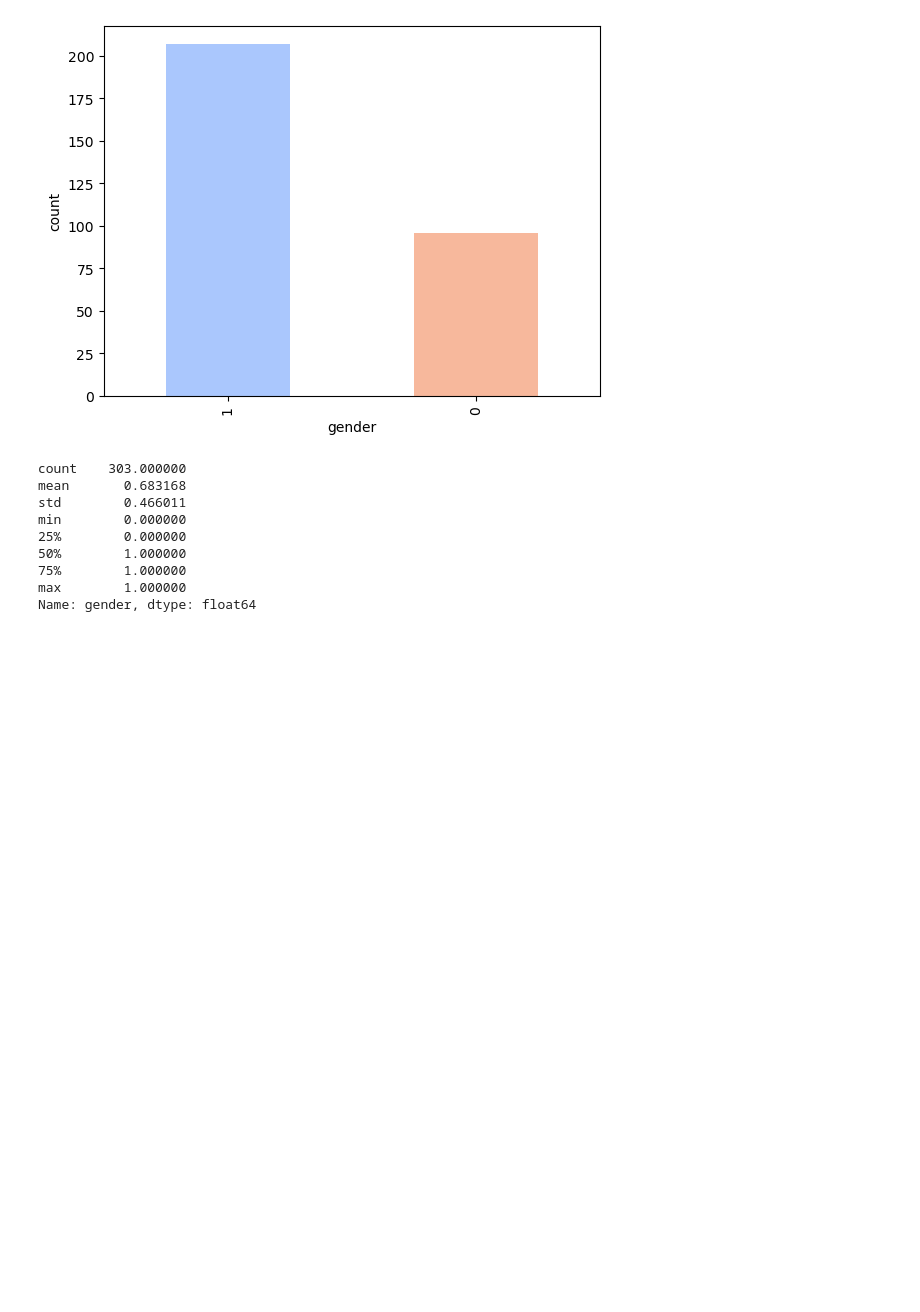
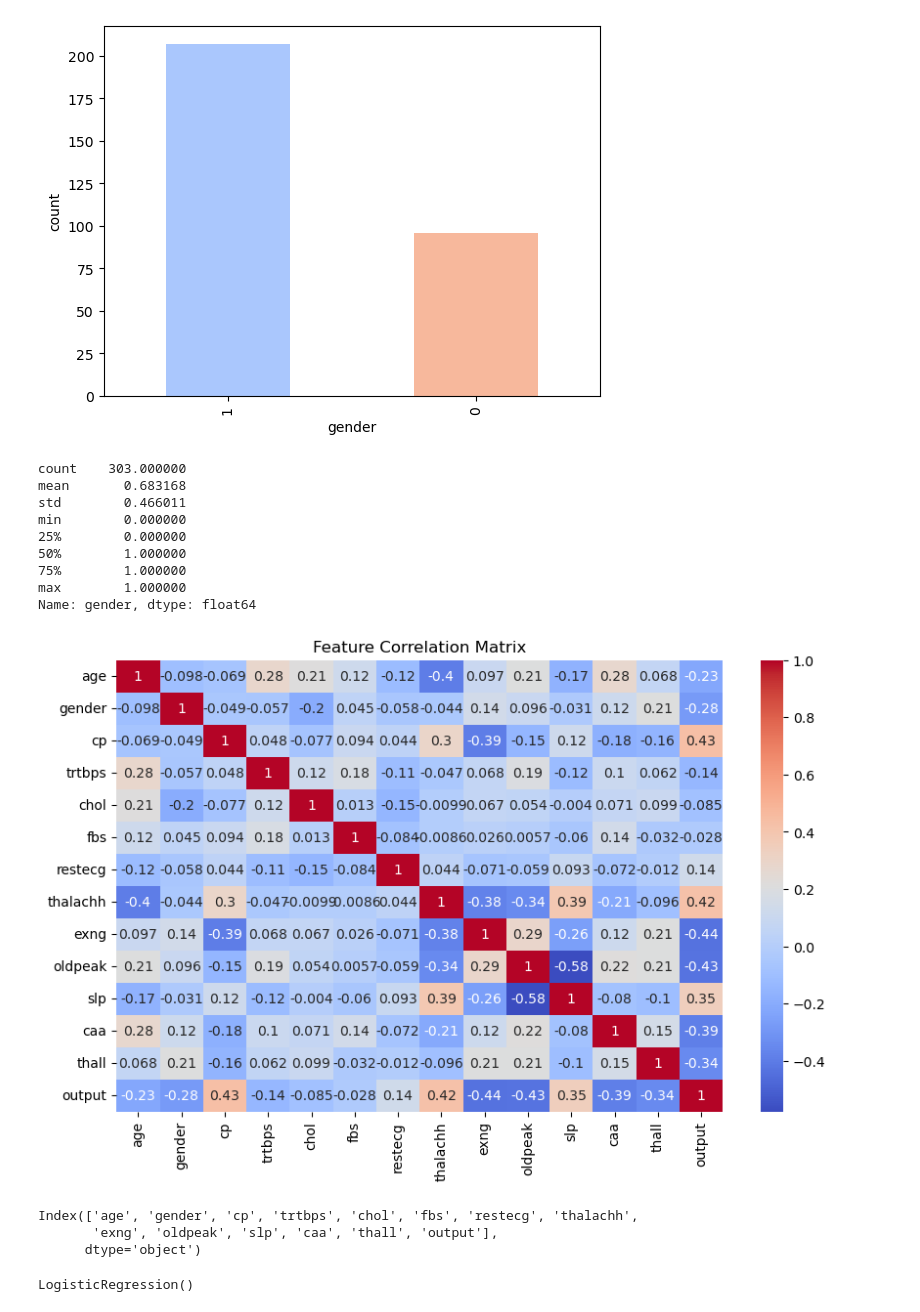
Before and after one commit to yerkinovaaa/heart-attack-analysis, a Jupyter notebook: heart-attack-analysis.ipynb, the cells around one changed output. Drawn from its saved outputs; the diff is of its cells as text; code cells hidden in the pictures; blank space fills up the shorter version.

```diff
--- a/heart-attack-analysis.ipynb
+++ b/heart-attack-analysis.ipynb
@@ -261,3 +289,16 @@ min        0.000000
 75%        1.000000
 max        1.000000
 Name: gender, dtype: float64
+# %%
+plt.figure(figsize=(10, 6))
+sns.heatmap(heart_data.corr(), annot=True, cmap='coolwarm')
+plt.title("Feature Correlation Matrix")
+plt.show()
+# %% [output]
+[figure, added]
+# %%
+print(heart_data.columns)
+# %% [output]
+Index(['age', 'gender', 'cp', 'trtbps', 'chol', 'fbs', 'restecg', 'thalachh',
+       'exng', 'oldpeak', 'slp', 'caa', 'thall', 'output'],
+      dtype='object')
@@ -263,0 +314,5 @@ Name: gender, dtype: float64
+# %%
+model = LogisticRegression()
+model.fit(x_train, y_train)
+# %% [output]
+LogisticRegression()
```
Also changed, not shown: parts of 8 cells of this notebook.
